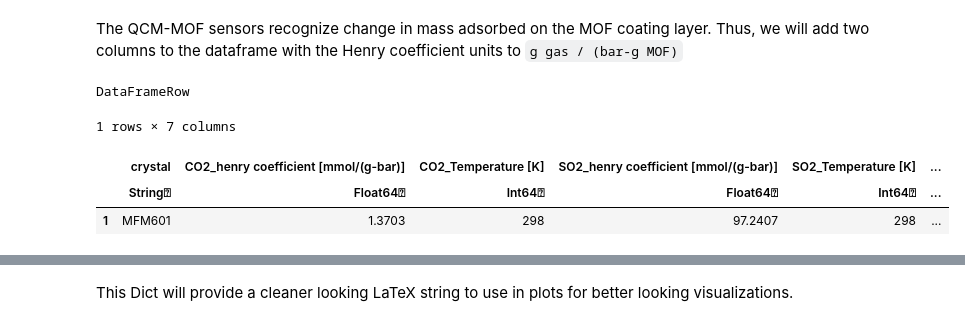
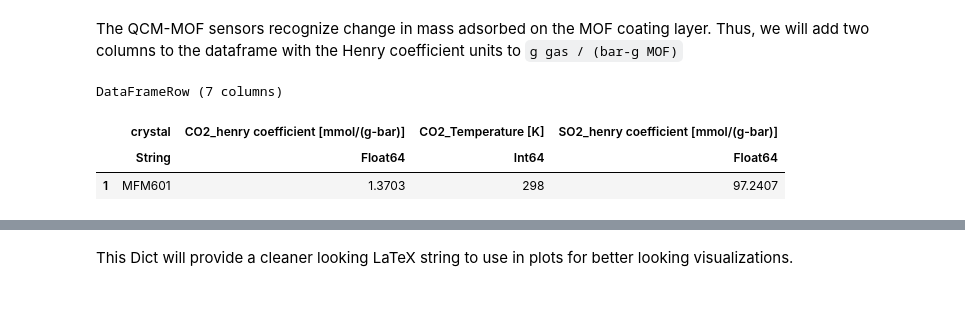
Before and after one commit to SimonEnsemble/sensor_arrays, a Jupyter notebook: src/Sensing.ipynb, the cells around one changed output, grey strips where cells are left out. Saved outputs shown, nothing was run; the diff lists cells and outputs as text; code cells hidden in the pictures.

Commit message:
Remove deprecation warnings from DataFrames

```diff
--- a/src/Sensing.ipynb
+++ b/src/Sensing.ipynb
@@ -59,13 +59,12 @@ The QCM-MOF sensors recognize change in mass adsorbed on the MOF coating layer.
 # %%
 mw = Dict("CO2" => 44.01, "SO2" => 64.066)
 for gas in ["CO2", "SO2"]
-    df_henry[Symbol("H_$gas [g/(g-bar)]")] = df_henry[Symbol(gas * "_henry coefficient [mmol/(g-bar)]")] * mw[gas] / 1000
+    df_henry[!, Symbol("H_$gas [g/(g-bar)]")] = df_henry[!, Symbol(gas * "_henry coefficient [mmol/(g-bar)]")] * mw[gas] / 1000
 end
 
 first(df_henry)
 # %% [output]
-DataFrameRow
+DataFrameRow (7 columns)
-1 rows × 7 columns
-|  | crystal | CO2_henry coefficient [mmol/(g-bar)] | CO2_Temperature [K] | SO2_henry coefficient [mmol/(g-bar)] | SO2_Temperature [K] | ... |
-|  | String⍰ | Float64⍰ | Int64⍰ | Float64⍰ | Int64⍰ | ... |
-| 1 | MFM601 | 1.3703 | 298 | 97.2407 | 298 | ... |
+|  | crystal | CO2_henry coefficient [mmol/(g-bar)] | CO2_Temperature [K] | SO2_henry coefficient [mmol/(g-bar)] |
+|  | String | Float64 | Int64 | Float64 |
+| 1 | MFM601 | 1.3703 | 298 | 97.2407 |
```
Also changed, not shown: parts of 12 cells of this notebook.
